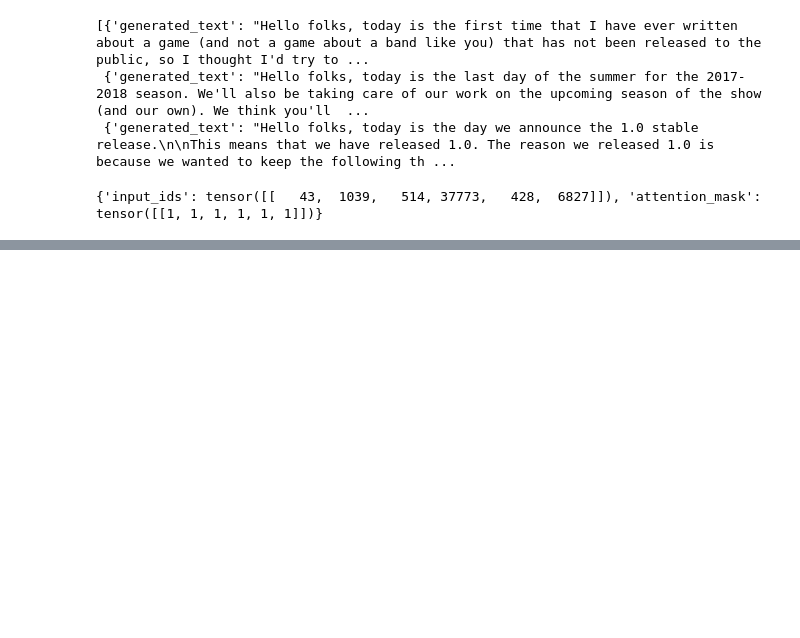
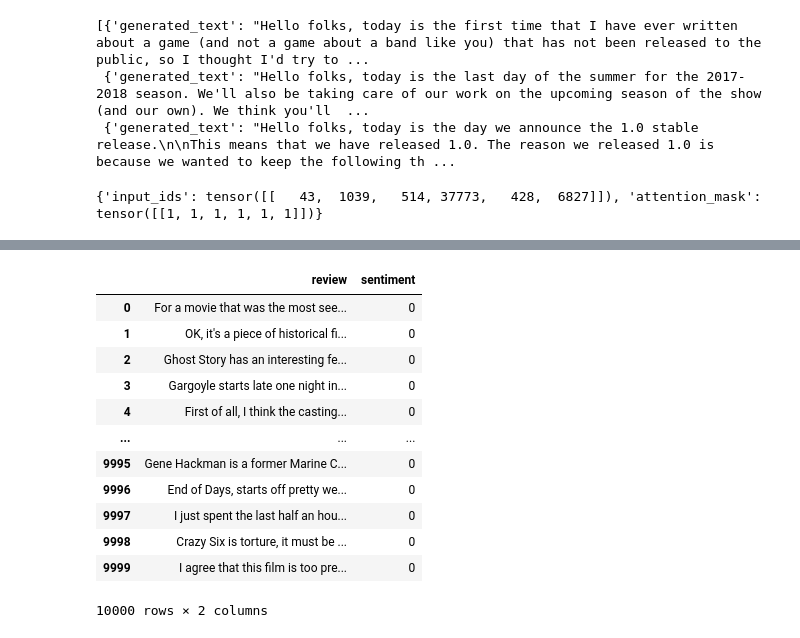
Before and after one commit to Swanger-Iz/ML_pytorch_lessons, a Jupyter notebook: book_rashka/NNs/rnn/transformers_learn.ipynb, the cells around one changed output, grey strips where cells are left out. Cells and saved outputs as stored; diff of their text form; code cells hidden in the pictures; blank space fills up the shorter version.

```diff
--- a/book_rashka/NNs/rnn/transformers_learn.ipynb
+++ b/book_rashka/NNs/rnn/transformers_learn.ipynb
@@ -355,0 +474,16 @@ encoded_input
+# %%
+test_df.iloc[:10000]
+# %% [output]
+|  | review | sentiment |
+| 0 | For a movie that was the most see... | 0 |
+| 1 | OK, it's a piece of historical fi... | 0 |
+| 2 | Ghost Story has an interesting fe... | 0 |
+| 3 | Gargoyle starts late one night in... | 0 |
+| 4 | First of all, I think the casting... | 0 |
+| ... | ... | ... |
+| 9995 | Gene Hackman is a former Marine C... | 0 |
+| 9996 | End of Days, starts off pretty we... | 0 |
+| 9997 | I just spent the last half an hou... | 0 |
+| 9998 | Crazy Six is torture, it must be ... | 0 |
+| 9999 | I agree that this film is too pre... | 0 |
+10000 rows × 2 columns
```
Also changed, not shown: parts of 12 cells of this notebook.
